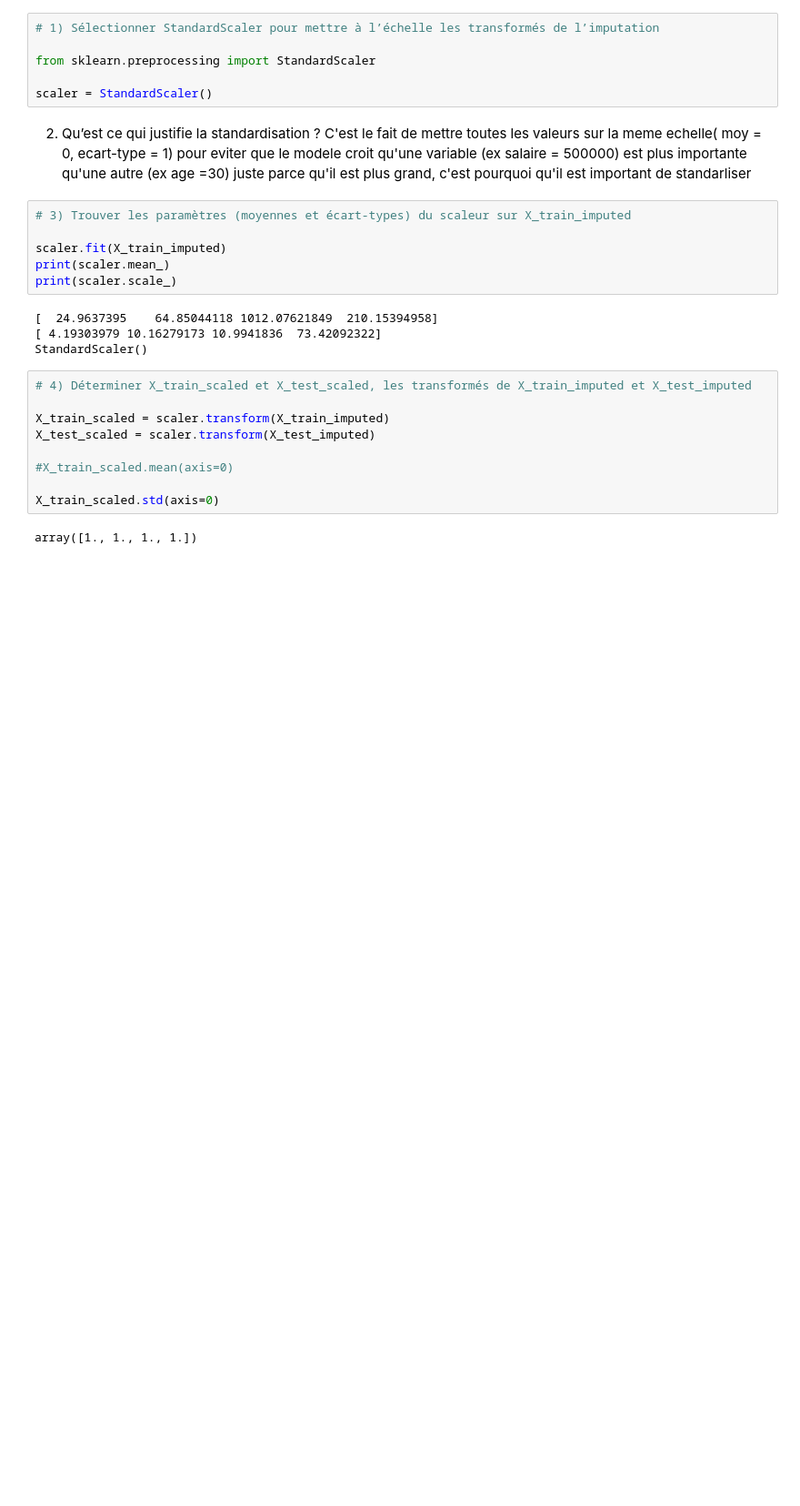
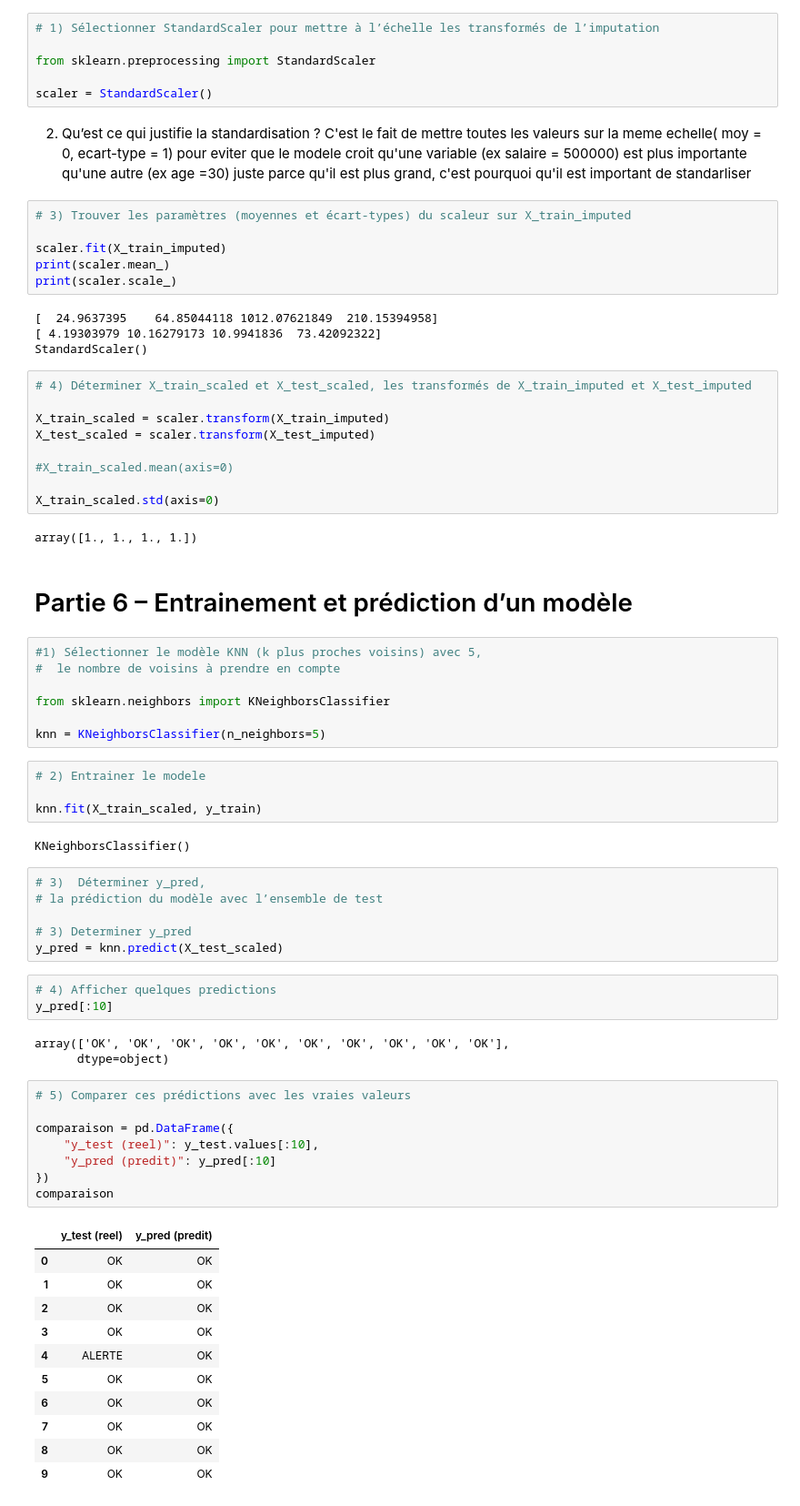
Before and after one commit to Atou-D10/atelier_scikit-learn_iot, a Jupyter notebook: notebooks/atelier_scikit-learn_iot.ipynb, the cells around one changed output. Shown at 91% size. Saved outputs shown, nothing was run; the diff lists cells and outputs as text; blank space fills up the shorter version.

Commit message:
Partie 6 - Entrainement et prediction : modele KNN k=5, fit, predict, comparaison

```diff
--- a/notebooks/atelier_scikit-learn_iot.ipynb
+++ b/notebooks/atelier_scikit-learn_iot.ipynb
@@ -200,3 +200,50 @@ X_test_scaled = scaler.transform(X_test_imputed)
 X_train_scaled.std(axis=0)
 # %% [output]
 array([1., 1., 1., 1.])
+# %% [markdown]
+# Partie 6 – Entrainement et prédiction d’un modèle
+# %%
+#1) Sélectionner le modèle KNN (k plus proches voisins) avec 5,
+#  le nombre de voisins à prendre en compte
+
+from sklearn.neighbors import KNeighborsClassifier
+
+knn = KNeighborsClassifier(n_neighbors=5)
+# %%
+# 2) Entrainer le modele
+
+knn.fit(X_train_scaled, y_train)
+# %% [output]
+KNeighborsClassifier()
+# %%
+# 3)  Déterminer y_pred,
+# la prédiction du modèle avec l’ensemble de test
+
+# 3) Determiner y_pred
+y_pred = knn.predict(X_test_scaled)
+# %%
+# 4) Afficher quelques predictions
+y_pred[:10]
+# %% [output]
+array(['OK', 'OK', 'OK', 'OK', 'OK', 'OK', 'OK', 'OK', 'OK', 'OK'],
+      dtype=object)
+# %%
+# 5) Comparer ces prédictions avec les vraies valeurs
+
+comparaison = pd.DataFrame({
+    "y_test (reel)": y_test.values[:10],
+    "y_pred (predit)": y_pred[:10]
+})
+comparaison
+# %% [output]
+|  | y_test (reel) | y_pred (predit) |
+| 0 | OK | OK |
+| 1 | OK | OK |
+| 2 | OK | OK |
+| 3 | OK | OK |
+| 4 | ALERTE | OK |
+| 5 | OK | OK |
+| 6 | OK | OK |
+| 7 | OK | OK |
+| 8 | OK | OK |
+| 9 | OK | OK |
```
